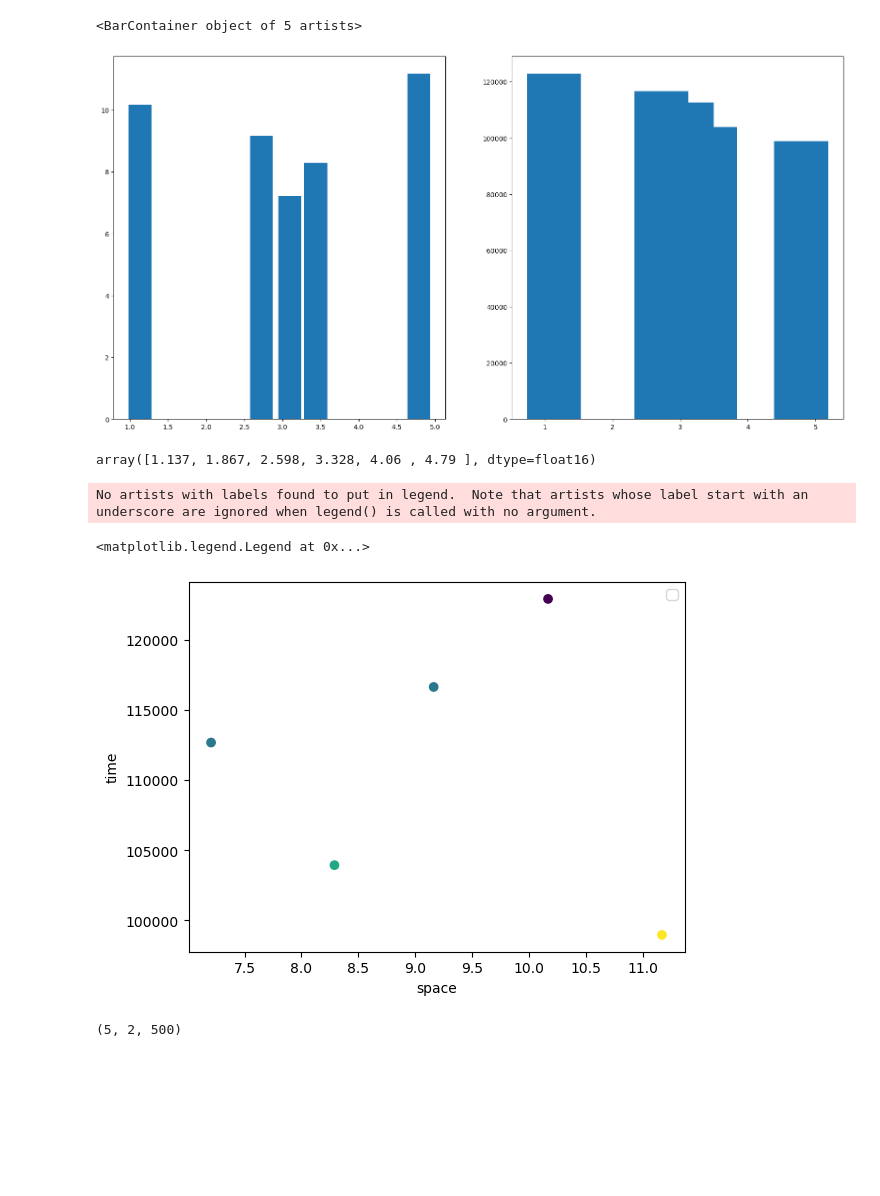
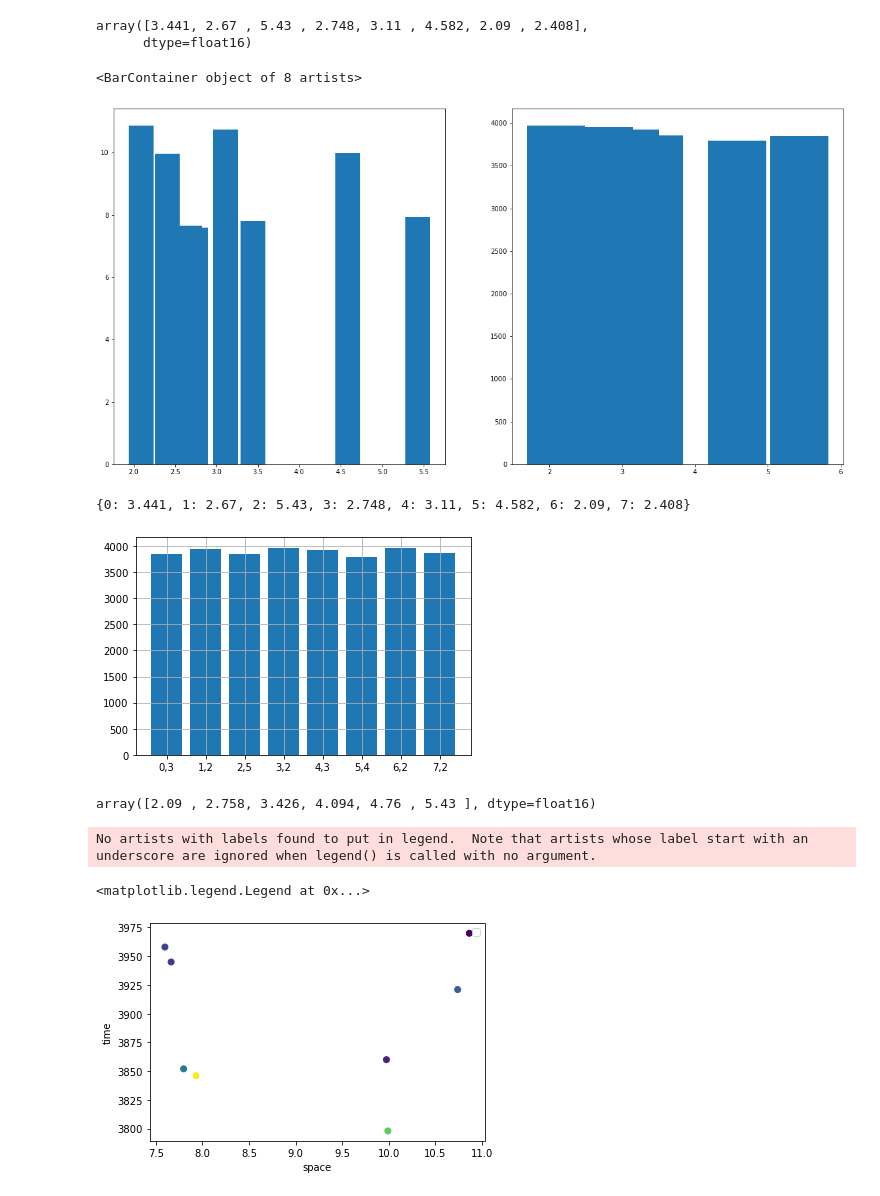
Before and after one commit to jnash10/PCA, a Jupyter notebook: check.ipynb, the cells around one changed output. Saved outputs shown, nothing was run; the diff lists cells and outputs as text; code cells hidden in the pictures; blank space fills up the shorter version.

```diff
--- a/check.ipynb
+++ b/check.ipynb
@@ -63,6 +69,6 @@ acc
 # %%
 priority = open('priority.csv', 'r')
-priority = priority.readline()
+priority = priority.read()
 priority = priority.split(", ")
 priority = np.array([float(x) for x in priority],dtype=np.float16)
 priority
@@ -91,11 +145,16 @@ plt.show()
 # %%
 avg_dist = pd.read_csv('avg.csv', header=None)
 time = pd.read_csv('time.csv', header=None)
+# %%
+priority
+# %% [output]
+array([3.441, 2.67 , 5.43 , 2.748, 3.11 , 4.582, 2.09 , 2.408],
+      dtype=float16)
 # %%
 fig, (ax1, ax2) = plt.subplots(1,2, figsize=(20,10))
 
-ax1.bar( priority, avg_dist.iloc[0],width=0.3)
+ax1.bar( priority,avg_dist.iloc[0],width=0.3)
 ax2.bar(priority, time.iloc[0])
 # %% [output]
-<BarContainer object of 5 artists>
+<BarContainer object of 8 artists>
-[figure, old version]
+[figure, new version]
@@ -102,21 +164,34 @@ ax2.bar(priority, time.iloc[0])
+# %%
+keys = {}
+for i in range(len(priority)):
+    keys[i]=priority[i]
+
+keys
+# %% [output]
+{0: 3.441, 1: 2.67, 2: 5.43, 3: 2.748, 4: 3.11, 5: 4.582, 6: 2.09, 7: 2.408}
+# %%
+plt.bar([str(i)+','+str(int(priority[i])) for i in range(len(priority))], time.iloc[0])
+plt.grid()
+# %% [output]
+[figure, added]
 # %%
 dist = np.histogram(priority, 5)
 dist[1]
 # %% [output]
-array([1.137, 1.867, 2.598, 3.328, 4.06 , 4.79 ], dtype=float16)
+array([2.09 , 2.758, 3.426, 4.094, 4.76 , 5.43 ], dtype=float16)
 # %%
 priority = np.array(priority)
 # %%
 color = np.digitize(priority, dist[1])
 # %%
-plt.scatter(avg_dist.iloc[0], time.iloc[0], c=color)
+plt.scatter(avg_dist.iloc[0], time.iloc[0], c=priority, cmap='viridis')
 plt.xlabel('space')
 plt.ylabel('time')
 plt.legend()
 # %% [output]
 No artists with labels found to put in legend.  Note that artists whose label start with an underscore are ignored when legend() is called with no argument.
 <matplotlib.legend.Legend at 0x...>
-[figure, old version]
+[figure, new version]
 # %%
 def data(k):
     global df, vel
@@ -131,8 +206,3 @@ def data(k):
     vel_ = np.array(vel_)
     acc_ = np.array(acc_)
     return out, vel_, acc_
-# %%
-pos, v, a = data(500)
-pos.shape
-# %% [output]
-(5, 2, 500)
```
Also changed, not shown: parts of 24 cells of this notebook, 22 other files.
